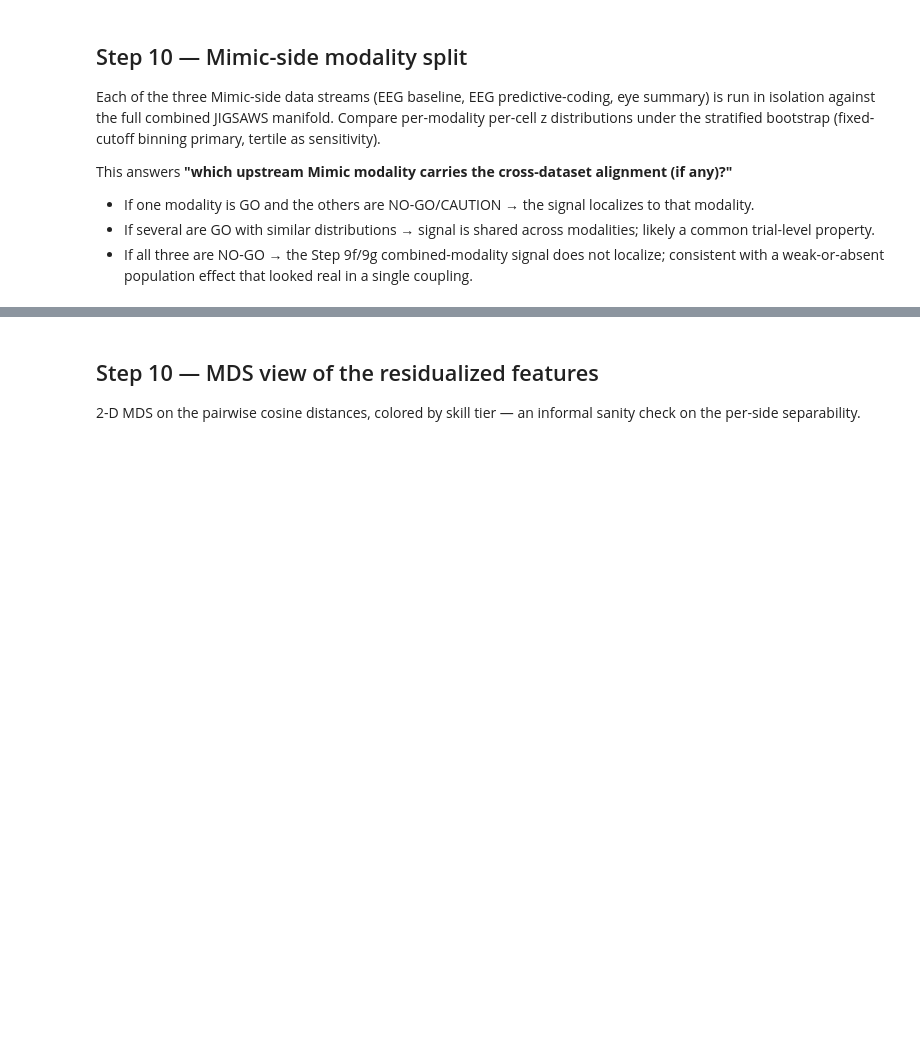
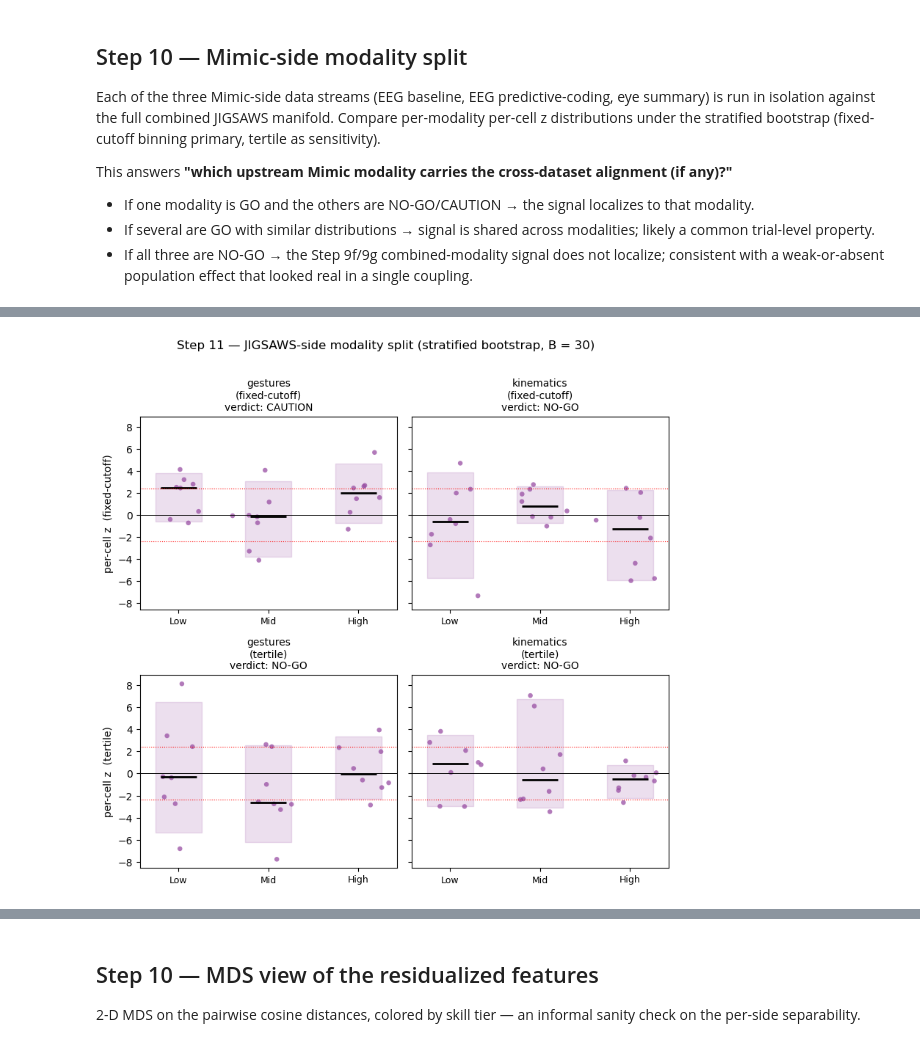
Before and after one commit to Mhaidar117/Surgical_Gestures, a Jupyter notebook: pipeline/skills_manifold.ipynb, the cells around one changed output, grey strips where cells are left out. Cells and saved outputs as stored; diff of their text form; code cells hidden in the pictures; blank space fills up the shorter version.

```diff
--- a/pipeline/skills_manifold.ipynb
+++ b/pipeline/skills_manifold.ipynb
@@ -1111,0 +1327,42 @@ plt.tight_layout(); plt.show()
+# %%
+# 2-row x (number of JIGSAWS modalities) grid of strip plots.
+j_mods = list(j_mod_cols.keys())
+fig, axes = plt.subplots(2, len(j_mods), figsize=(4 * len(j_mods), 7.5), sharey=True)
+rng_plot = np.random.default_rng(0)
+def _panel(ax, pcz, vlabel, title):
+    for k, name in enumerate(TIER_NAMES):
+        xs = 0.15 + k * 0.35 + 0.06 * rng_plot.normal(size=pcz.shape[0])
+        ax.scatter(xs, pcz[:, k], s=22, alpha=0.75,
+                   color='#984ea3', edgecolors='none')
+        med = float(np.median(pcz[:, k]))
+        p05 = float(np.quantile(pcz[:, k], 0.05))
+        p95 = float(np.quantile(pcz[:, k], 0.95))
+        ax.hlines(med, 0.15 + k*0.35 - 0.07, 0.15 + k*0.35 + 0.07,
+                  color='black', linewidth=2)
+        ax.fill_betweenx([p05, p95], 0.15 + k*0.35 - 0.09, 0.15 + k*0.35 + 0.09,
+                         color='#984ea3', alpha=0.18)
+    ax.axhline(0, color='black', linewidth=0.7)
+    ax.axhline(BONFERRONI_Z_THREE_CELLS, color='red', linestyle=':', linewidth=0.8)
+    ax.axhline(-BONFERRONI_Z_THREE_CELLS, color='red', linestyle=':', linewidth=0.8)
+    ax.set_xlim(0, 1)
+    ax.set_xticks([0.15 + k*0.35 for k in range(len(TIER_NAMES))],
+                  [n for n in TIER_NAMES], fontsize=9)
+    ax.set_title(f'{title}\nverdict: {vlabel}', fontsize=10)
+
+for j, mod in enumerate(j_mods):
+    fb = jmod_results[mod]['fixed']['bootstrap']
+    tb = jmod_results[mod]['tertile']['bootstrap']
+    _panel(axes[0, j], fb['per_cell_z'],
+           jmod_results[mod]['fixed']['verdict']['verdict'],
+           f'{mod}\n(fixed-cutoff)')
+    _panel(axes[1, j], tb['per_cell_z'],
+           jmod_results[mod]['tertile']['verdict']['verdict'],
+           f'{mod}\n(tertile)')
+axes[0, 0].set_ylabel('per-cell z  (fixed-cutoff)')
+axes[1, 0].set_ylabel('per-cell z  (tertile)')
+fig.suptitle(
+    f'Step 11 — JIGSAWS-side modality split (stratified bootstrap, B = {int(cfg.get("trial_null_n_subsamples", 30))})',
+    y=1.01)
+plt.tight_layout(); plt.show()
+# %% [output]
+[figure, added]
```
Also changed, not shown: parts of 16 cells of this notebook, 12 other files.
